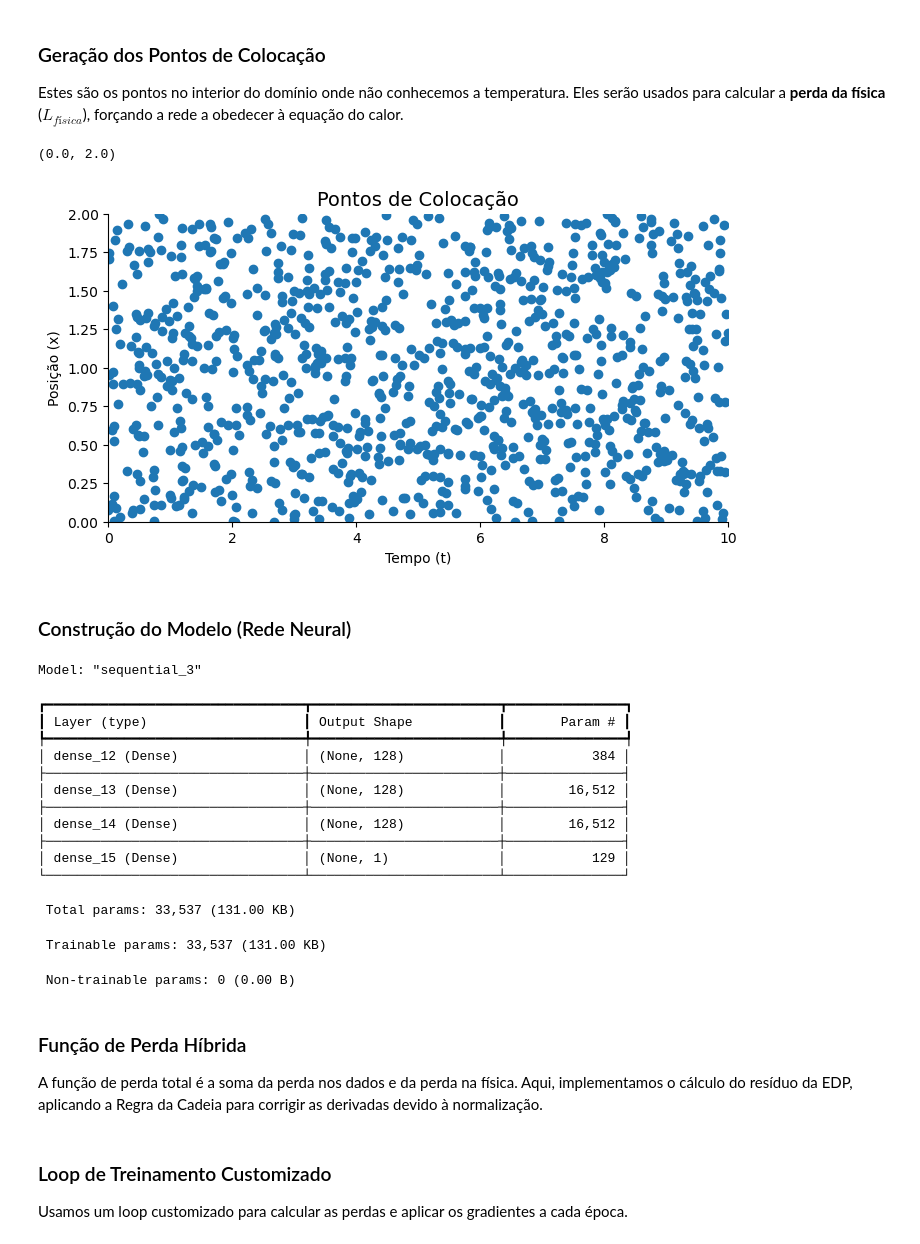
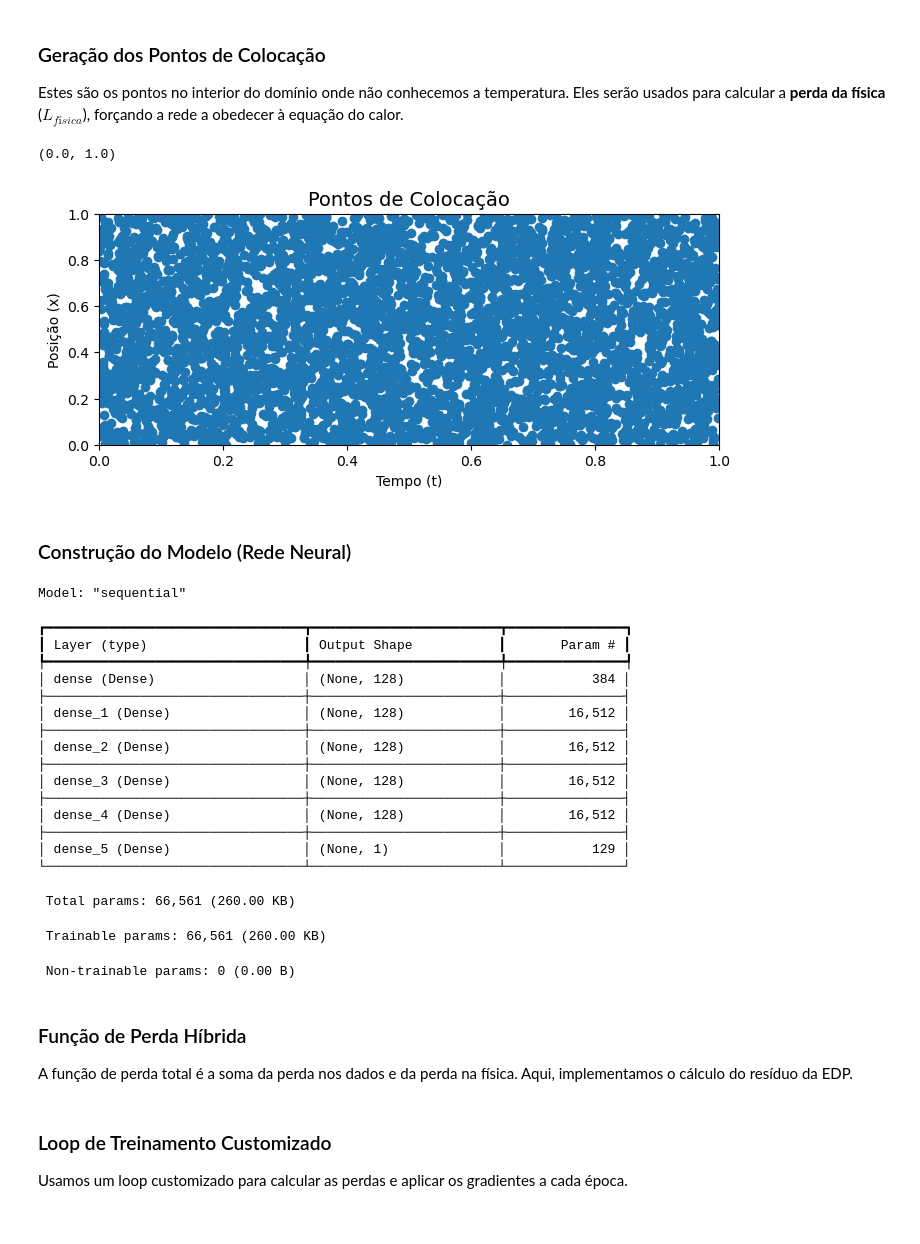
Before and after one commit to thiagoneye/master-sciml, a Jupyter notebook: 04-neural_solvers/notebooks/problem1.ipynb, the cells around one changed output. Drawn from its saved outputs; the diff is of its cells as text; code cells hidden in the pictures.

```diff
--- a/04-neural_solvers/notebooks/problem1.ipynb
+++ b/04-neural_solvers/notebooks/problem1.ipynb
@@ -108,52 +111,46 @@ X_train_norm_tf = tf.convert_to_tensor(X_train_norm, dtype=tf.float32)
 
 Estes são os pontos no interior do domínio onde não conhecemos a temperatura. Eles serão usados para calcular a **perda da física** ($L_{física}$), forçando a rede a obedecer à equação do calor.
 # %%
-N_collocation = 1000
+N_collocation = 5000
 
 # Pega os limites do domínio a partir dos dados
-x_min, x_max = df["position"].min(), df["position"].max()
-t_min, t_max = df["time"].min(), df["time"].max()
+t_min, t_max = df_full["time"].min(), df_full["time"].max()
+x_min, x_max = df_full["position"].min(), df_full["position"].max()
 
 # Gera pontos aleatórios dentro desses limites
 x_collocation = tf.random.uniform(
     (N_collocation, 1), minval=x_min, maxval=x_max, dtype=tf.float32
 )
 t_collocation = tf.random.uniform(
     (N_collocation, 1), minval=t_min, maxval=t_max, dtype=tf.float32
 )
-X_collocation_raw = tf.concat([x_collocation, t_collocation], axis=1)
-
-# Normaliza os pontos de colocação
-X_collocation_norm = scaler_X.transform(X_collocation_raw)
-X_collocation_norm_tf = tf.convert_to_tensor(X_collocation_norm, dtype=tf.float32)
+X_collocation_raw = tf.concat([t_collocation, x_collocation], axis=1)
+X_collocation_tf = tf.convert_to_tensor(X_collocation_raw, dtype=tf.float32)
 
 # Plot
-fig, ax = plt.subplots(figsize=(8, 4))
+fig, ax = plt.subplots(figsize=(8, 3))
 
-ax.scatter(X_collocation_raw[:, 1], X_collocation_raw[:, 0])
+ax.scatter(X_collocation_raw[:, 0], X_collocation_raw[:, 1])
 
 ax.set_title("Pontos de Colocação", fontsize=14)
 ax.set_xlabel("Tempo (t)", fontsize=10)
 ax.set_ylabel("Posição (x)", fontsize=10)
-
-ax.spines["top"].set_visible(False)
-ax.spines["right"].set_visible(False)
-
 ax.set_xlim([t_min, t_max])
 ax.set_ylim([x_min, x_max])
 # %% [output]
-(0.0, 2.0)
+(0.0, 1.0)
-[figure, old version]
+[figure, new version]
 # %% [markdown]
 ### Construção do Modelo (Rede Neural)
 # %%
-def create_pinn_model(num_hidden_layers=3, num_neurons=128):
+def create_pinn_model(num_hidden_layers=5, num_neurons=128):
     model = tf.keras.Sequential()
 
     model.add(tf.keras.layers.InputLayer(input_shape=(2,)))
 
     for _ in range(num_hidden_layers):
         model.add(tf.keras.layers.Dense(num_neurons, activation="tanh"))
+        # model.add(tf.keras.layers.Dropout(0.3))
 
     model.add(tf.keras.layers.Dense(1, activation="linear"))
 
@@ -163,23 +160,27 @@ def create_pinn_model(num_hidden_layers=3, num_neurons=128):
 pinn_model = create_pinn_model()
 pinn_model.summary()
 # %% [output]
-Model: "sequential_3"
+Model: "sequential"
 ┏━━━━━━━━━━━━━━━━━━━━━━━━━━━━━━━━━┳━━━━━━━━━━━━━━━━━━━━━━━━┳━━━━━━━━━━━━━━━┓
 ┃ Layer (type)                    ┃ Output Shape           ┃       Param # ┃
 ┡━━━━━━━━━━━━━━━━━━━━━━━━━━━━━━━━━╇━━━━━━━━━━━━━━━━━━━━━━━━╇━━━━━━━━━━━━━━━┩
-│ dense_12 (Dense)                │ (None, 128)            │           384 │
+│ dense (Dense)                   │ (None, 128)            │           384 │
 ├─────────────────────────────────┼────────────────────────┼───────────────┤
-│ dense_13 (Dense)                │ (None, 128)            │        16,512 │
+│ dense_1 (Dense)                 │ (None, 128)            │        16,512 │
 ├─────────────────────────────────┼────────────────────────┼───────────────┤
-│ dense_14 (Dense)                │ (None, 128)            │        16,512 │
+│ dense_2 (Dense)                 │ (None, 128)            │        16,512 │
 ├─────────────────────────────────┼────────────────────────┼───────────────┤
-│ dense_15 (Dense)                │ (None, 1)              │           129 │
+│ dense_3 (Dense)                 │ (None, 128)            │        16,512 │
+├─────────────────────────────────┼────────────────────────┼───────────────┤
+│ dense_4 (Dense)                 │ (None, 128)            │        16,512 │
+├─────────────────────────────────┼────────────────────────┼───────────────┤
+│ dense_5 (Dense)                 │ (None, 1)              │           129 │
 └─────────────────────────────────┴────────────────────────┴───────────────┘
- Total params: 33,537 (131.00 KB)
+ Total params: 66,561 (260.00 KB)
- Trainable params: 33,537 (131.00 KB)
+ Trainable params: 66,561 (260.00 KB)
  Non-trainable params: 0 (0.00 B)
 # %% [markdown]
 ### Função de Perda Híbrida
 
-A função de perda total é a soma da perda nos dados e da perda na física. Aqui, implementamos o cálculo do resíduo da EDP, aplicando a Regra da Cadeia para corrigir as derivadas devido à normalização.
+A função de perda total é a soma da perda nos dados e da perda na física. Aqui, implementamos o cálculo do resíduo da EDP.
 # %%
```
Also changed, not shown: parts of 12 cells of this notebook, 6 other files.
